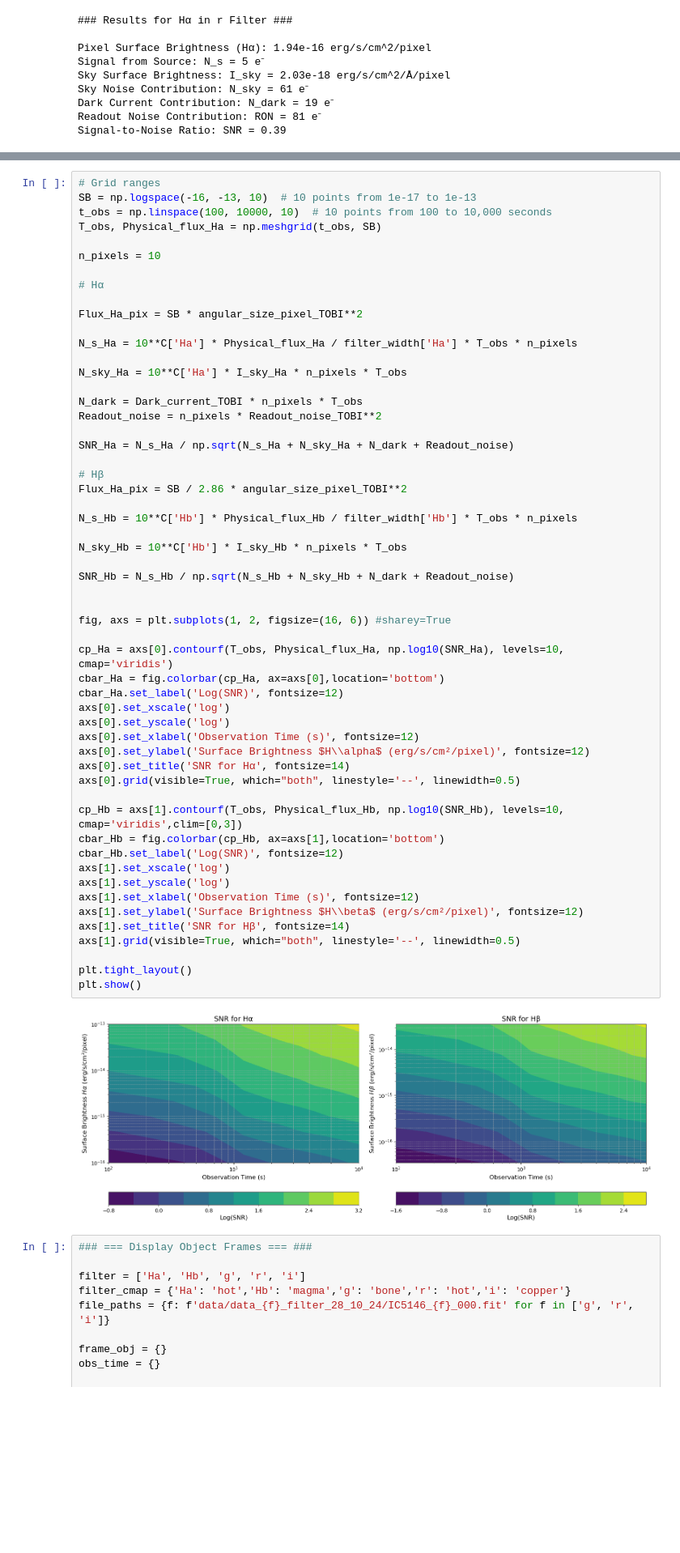
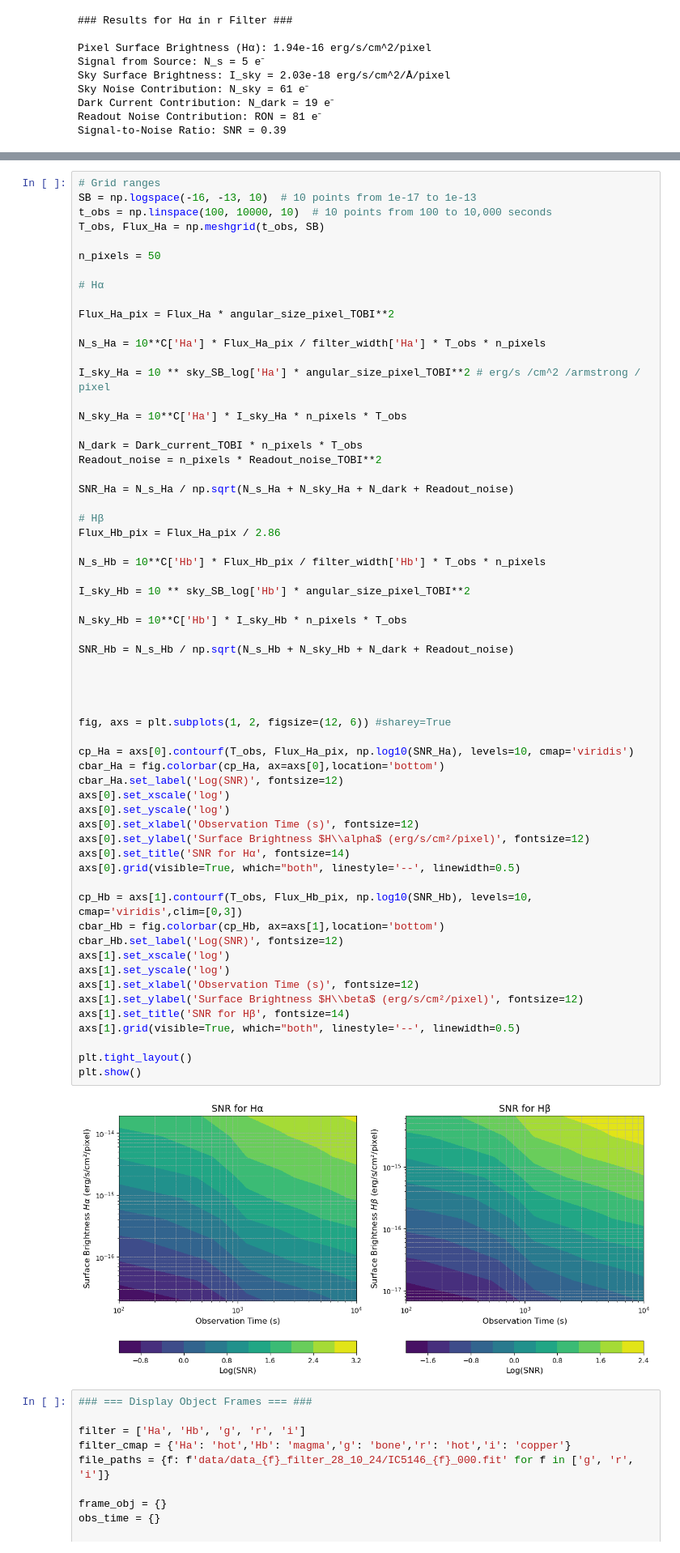
Before and after one commit to robertoinfurna/lab_TOBI_telescope, a Jupyter notebook: SNR.ipynb, the cells around one changed output, grey strips where cells are left out. Shown at 81% size. Drawn from its saved outputs; the diff is of its cells as text; blank space fills up the shorter version.

```diff
--- a/SNR.ipynb
+++ b/SNR.ipynb
@@ -339,15 +339,17 @@ Signal-to-Noise Ratio: SNR = 0.35
 # Grid ranges
 SB = np.logspace(-16, -13, 10)  # 10 points from 1e-17 to 1e-13
 t_obs = np.linspace(100, 10000, 10)  # 10 points from 100 to 10,000 seconds
-T_obs, Physical_flux_Ha = np.meshgrid(t_obs, SB)
+T_obs, Flux_Ha = np.meshgrid(t_obs, SB)
 
-n_pixels = 10
+n_pixels = 50
 
 # Hα
 
-Flux_Ha_pix = SB * angular_size_pixel_TOBI**2
+Flux_Ha_pix = Flux_Ha * angular_size_pixel_TOBI**2
 
-N_s_Ha = 10**C['Ha'] * Physical_flux_Ha / filter_width['Ha'] * T_obs * n_pixels
+N_s_Ha = 10**C['Ha'] * Flux_Ha_pix / filter_width['Ha'] * T_obs * n_pixels
+
+I_sky_Ha = 10 ** sky_SB_log['Ha'] * angular_size_pixel_TOBI**2 # erg/s /cm^2 /armstrong / pixel
 
 N_sky_Ha = 10**C['Ha'] * I_sky_Ha * n_pixels * T_obs
 
@@ -357,41 +359,45 @@ Readout_noise = n_pixels * Readout_noise_TOBI**2
 SNR_Ha = N_s_Ha / np.sqrt(N_s_Ha + N_sky_Ha + N_dark + Readout_noise)
 
 # Hβ
-Flux_Ha_pix = SB / 2.86 * angular_size_pixel_TOBI**2
+Flux_Hb_pix = Flux_Ha_pix / 2.86
 
-N_s_Hb = 10**C['Hb'] * Physical_flux_Hb / filter_width['Hb'] * T_obs * n_pixels
+N_s_Hb = 10**C['Hb'] * Flux_Hb_pix / filter_width['Hb'] * T_obs * n_pixels
+
+I_sky_Hb = 10 ** sky_SB_log['Hb'] * angular_size_pixel_TOBI**2
 
 N_sky_Hb = 10**C['Hb'] * I_sky_Hb * n_pixels * T_obs
 
 SNR_Hb = N_s_Hb / np.sqrt(N_s_Hb + N_sky_Hb + N_dark + Readout_noise)
 
 
-fig, axs = plt.subplots(1, 2, figsize=(16, 6)) #sharey=True
 
-cp_Ha = axs[0].contourf(T_obs, Physical_flux_Ha, np.log10(SNR_Ha), levels=10, cmap='viridis')
+
+fig, axs = plt.subplots(1, 2, figsize=(12, 6)) #sharey=True
+
+cp_Ha = axs[0].contourf(T_obs, Flux_Ha_pix, np.log10(SNR_Ha), levels=10, cmap='viridis')
 cbar_Ha = fig.colorbar(cp_Ha, ax=axs[0],location='bottom')
 cbar_Ha.set_label('Log(SNR)', fontsize=12)
 axs[0].set_xscale('log')
 axs[0].set_yscale('log')
 axs[0].set_xlabel('Observation Time (s)', fontsize=12)
 axs[0].set_ylabel('Surface Brightness $H\\alpha$ (erg/s/cm²/pixel)', fontsize=12)
 axs[0].set_title('SNR for Hα', fontsize=14)
 axs[0].grid(visible=True, which="both", linestyle='--', linewidth=0.5)
 
-cp_Hb = axs[1].contourf(T_obs, Physical_flux_Hb, np.log10(SNR_Hb), levels=10, cmap='viridis',clim=[0,3])
+cp_Hb = axs[1].contourf(T_obs, Flux_Hb_pix, np.log10(SNR_Hb), levels=10, cmap='viridis',clim=[0,3])
 cbar_Hb = fig.colorbar(cp_Hb, ax=axs[1],location='bottom')
 cbar_Hb.set_label('Log(SNR)', fontsize=12)
 axs[1].set_xscale('log')
 axs[1].set_yscale('log')
 axs[1].set_xlabel('Observation Time (s)', fontsize=12)
 axs[1].set_ylabel('Surface Brightness $H\\beta$ (erg/s/cm²/pixel)', fontsize=12)
 axs[1].set_title('SNR for Hβ', fontsize=14)
 axs[1].grid(visible=True, which="both", linestyle='--', linewidth=0.5)
 
 plt.tight_layout()
 plt.show()
 # %% [output]
-[figure, old version]
+[figure, new version]
 # %%
 ### === Display Object Frames === ###
 
```
Also changed, not shown: parts of 3 cells of this notebook.
